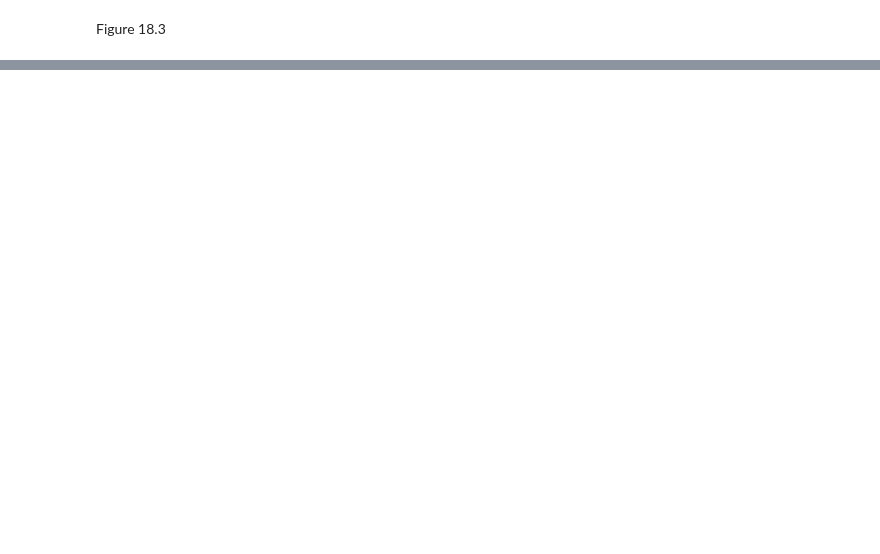
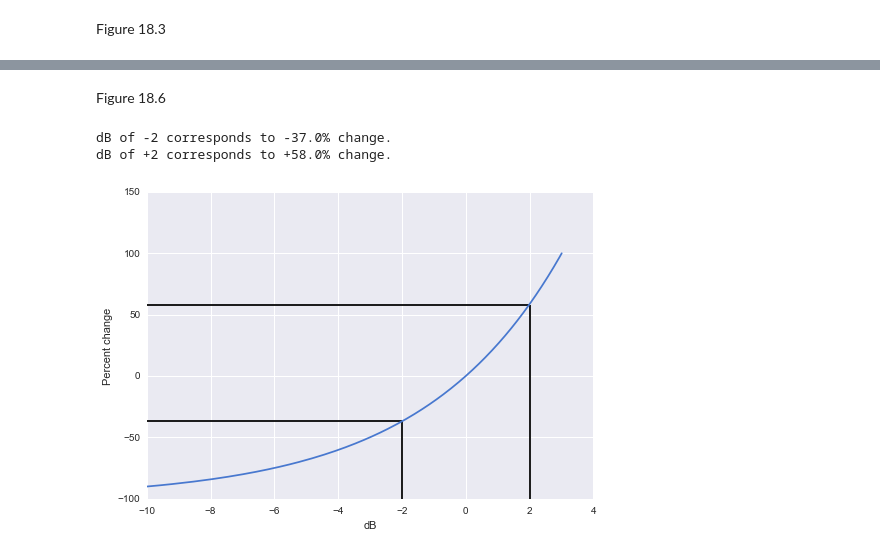
Before and after one commit to lyndond/Analyzing_Neural_Time_Series, a Jupyter notebook: chapter18.ipynb, the cells around one changed output, grey strips where cells are left out. Saved outputs shown, nothing was run; the diff lists cells and outputs as text; code cells hidden in the pictures; blank space fills up the shorter version.

```diff
--- a/chapter18.ipynb
+++ b/chapter18.ipynb
@@ -134,0 +186,29 @@ Figure 18.3
+# %% [markdown]
+Figure 18.6
+# %%
+activity = np.arange(1,20+.1,.1) # activity
+baseline = 10 # baseline
+
+db = 10*log10(activity/ baseline )
+pc = 100*( activity-baseline)/ baseline
+
+plot(db,pc)
+xlabel('dB'), ylabel('Percent change')
+
+#find indices where db is closest to -/+2
+dbOf2=argmin(np.abs(db-2));
+dbOfminus2=argmin(np.abs(db--2))
+
+print  'dB of -2 corresponds to ' + str(pc[dbOfminus2]) + '% change.'
+print 'dB of +2 corresponds to +' + str(pc[dbOf2]) + '% change.'
+
+
+vlines(2,-100,pc[dbOf2])
+hlines(pc[dbOf2],-10,2)
+
+vlines(-2,-100,pc[dbOfminus2])
+_=hlines(pc[dbOfminus2],-10,-2)
+# %% [output]
+dB of -2 corresponds to -37.0% change.
+dB of +2 corresponds to +58.0% change.
+[figure, added]
```
Also changed, not shown: parts of 29 cells of this notebook.
